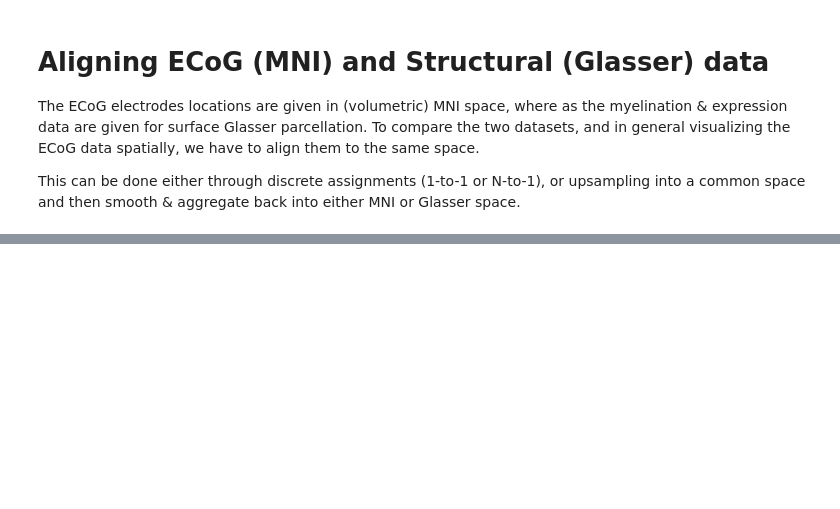
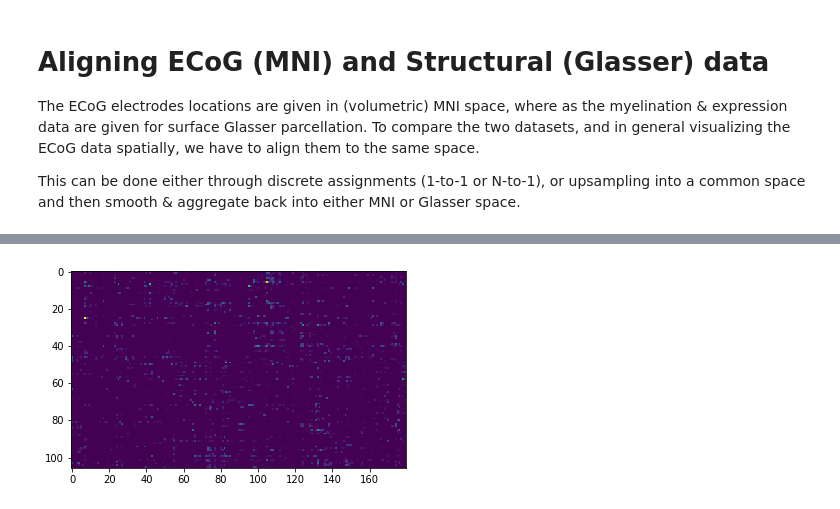
Before and after one commit to rdgao/field-echos, a Jupyter notebook: notebooks/analysis_collectDF.ipynb, the cells around one changed output, grey strips where cells are left out. Drawn from its saved outputs; the diff is of its cells as text; code cells hidden in the pictures; blank space fills up the shorter version.

```diff
--- a/notebooks/analysis_collectDF.ipynb
+++ b/notebooks/analysis_collectDF.ipynb
@@ -254,0 +273,5 @@ df_save.groupby('parcel').max().T.to_csv('../data/df_human_W_max_%i.csv'%d)
+# %%
+plt.imshow(W_sum)
+plt.show()
+# %% [output]
+[figure, added]
```
Also changed, not shown: parts of 2 cells of this notebook, 3 other files.
